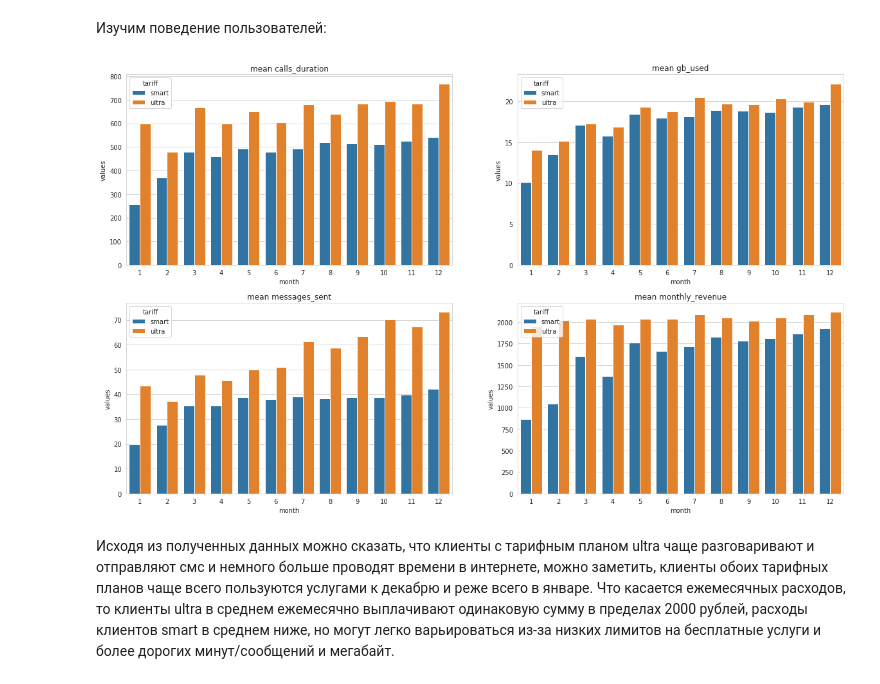
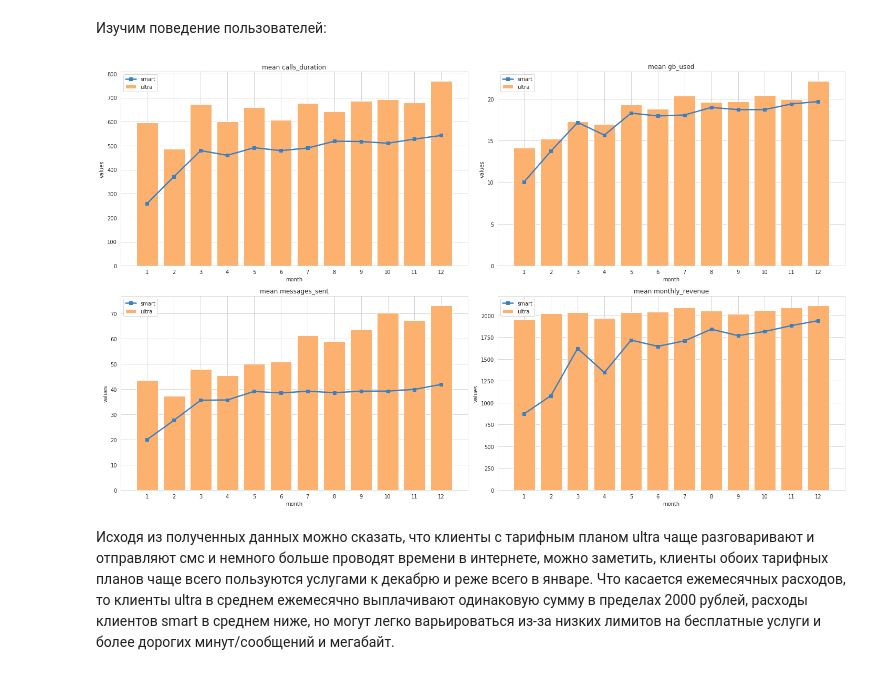
Before and after one commit to carrollstreet/Data-Analysis, a Jupyter notebook: Telecom Analysis/Telecom.ipynb, the cells around one changed output. Drawn from its saved outputs; the diff is of its cells as text; code cells hidden in the pictures.

Commit message:
telecom changed graphs

```diff
--- a/Telecom Analysis/Telecom.ipynb
+++ b/Telecom Analysis/Telecom.ipynb
@@ -551,13 +549,23 @@ struct = piv().reset_index()
 # %%
+struct = piv().reset_index()
 plt.subplots(figsize=(20, 12))
 for k,i in enumerate(cols):
     plt.subplot(2,2,k+1)
-    sns.barplot(data=struct, hue='tariff', x='month',  y=(i, 'mean'))
+#     sns.barplot(data=struct, hue='tariff', x='month',  y=(i, 'mean'))
+    month = list(struct[struct['tariff'] == "ultra"]['month'])
+    ultra_data = list(struct[struct['tariff'] == "ultra"][i, 'mean'])
+    plt.bar(month,ultra_data, color='#fcb16f', label='ultra')
+    smart_data = list(struct[struct['tariff'] == "smart"][i, 'mean'])
+    plt.plot(month,smart_data, label='smart', linewidth=2.5, marker='s', color='#397fc4')
+    plt.xticks(range(1,13))
     plt.title(f'mean {i}')
+    plt.legend()
+    plt.xlabel('month')
     plt.ylabel('values')
+    plt.tight_layout()
 plt.show()
 # %% [output]
-[figure, old version]
+[figure, new version]
 # %% [markdown]
 Исходя из полученных данных можно сказать, что клиенты с тарифным планом ultra чаще разговаривают и отправляют смс и немного больше проводят времени в интернете, можно заметить, клиенты обоих тарифных планов чаще всего пользуются услугами к декабрю и реже всего в январе. Что касается ежемесячных расходов, то клиенты ultra в среднем ежемесячно выплачивают одинаковую сумму в пределах 2000 рублей, расходы клиентов smart в среднем ниже, но могут легко варьироваться из-за низких лимитов на бесплатные услуги и более дорогих минут/сообщений и мегабайт.
 # %% [markdown]
```
Also changed, not shown: parts of 10 cells of this notebook, 1 other file.
